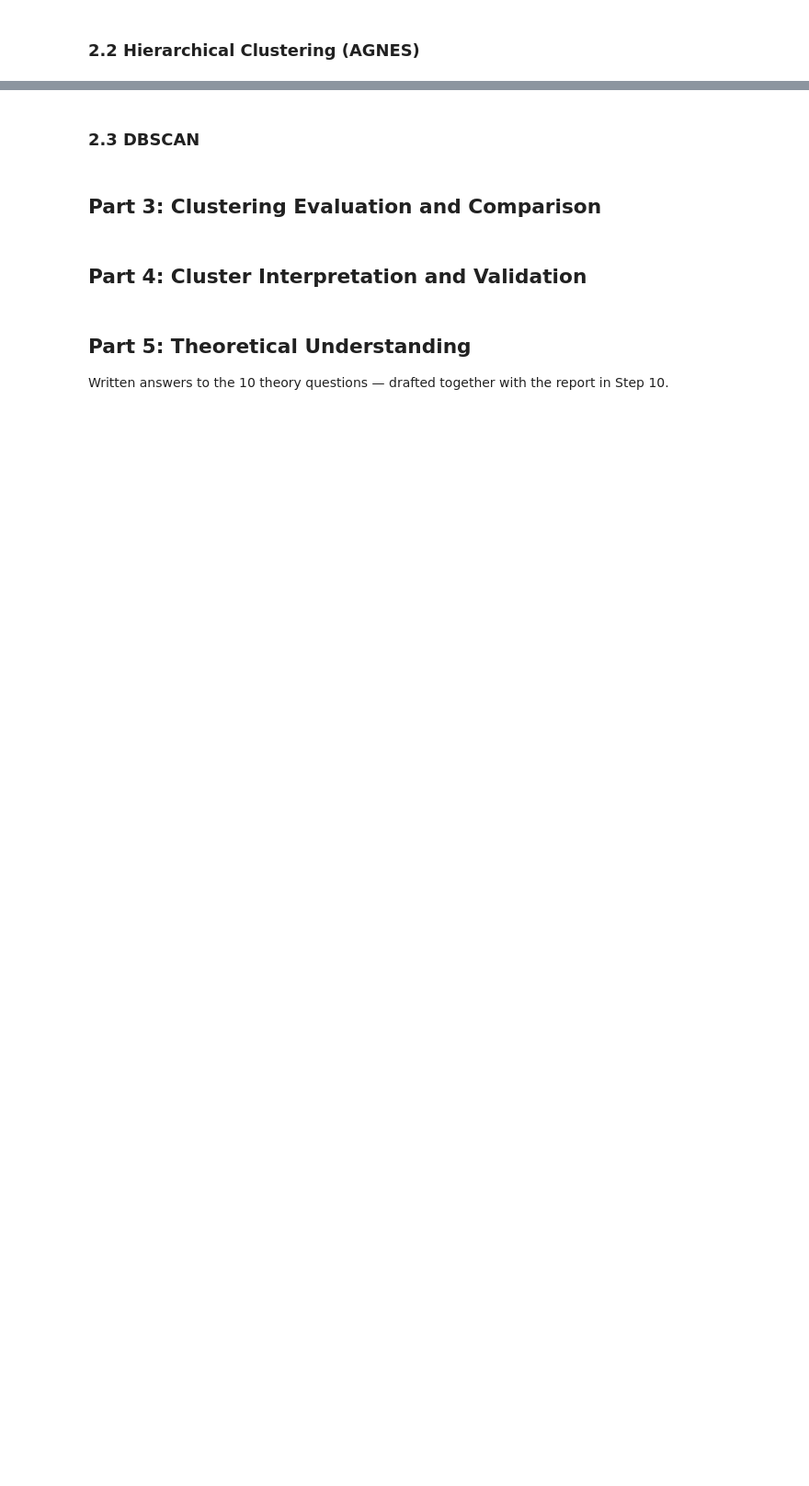
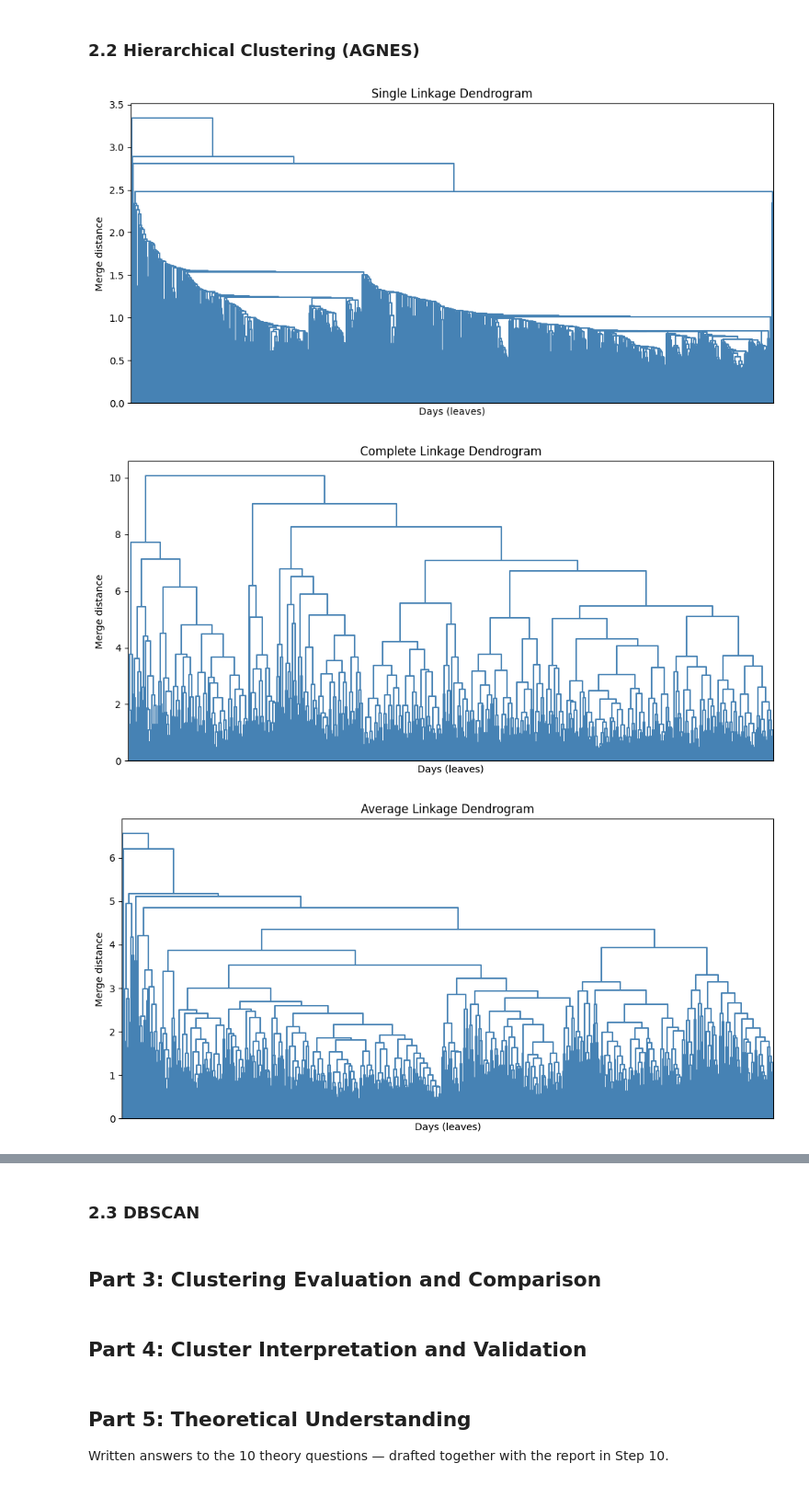
Before and after one commit to Tharumini03/bike-sharing-clustering, a Jupyter notebook: clustering_analysis.ipynb, the cells around one changed output, grey strips where cells are left out. Shown at 92% size. Cells and saved outputs as stored; diff of their text form; code cells hidden in the pictures; blank space fills up the shorter version.

Commit message:
AGNES with 3 linkages, chaining-effect diagnosis, final complete-linkage clusters

```diff
--- a/clustering_analysis.ipynb
+++ b/clustering_analysis.ipynb
@@ -385,4 +394,61 @@ avg_windspeed_sqrt    0.406    0.443    0.415    0.450
 # %% [markdown]
 ### 2.2 Hierarchical Clustering (AGNES)
 # %%
-# Step 6 code goes here.
+from scipy.cluster.hierarchy import linkage, dendrogram, fcluster
+
+# Build the linkage matrix for each of the 3 linkage methods
+linkage_methods = ['single', 'complete', 'average']
+linkage_matrices = {method: linkage(X_scaled, method=method) for method in linkage_methods}
+
+# Plot a dendrogram for each method
+for method in linkage_methods:
+    plt.figure(figsize=(10, 5))
+    dendrogram(linkage_matrices[method], no_labels=True,
+               color_threshold=0, above_threshold_color='steelblue')
+    plt.title(f'{method.capitalize()} Linkage Dendrogram')
+    plt.xlabel('Days (leaves)')
+    plt.ylabel('Merge distance')
+    plt.tight_layout()
+    plt.show()
+
+# Identify the suitable cluster
+results = []
+for method in linkage_methods:
+    Z = linkage_matrices[method]
+    for k in range(2, 9):
+        labels = fcluster(Z, t=k, criterion='maxclust')
+        if len(set(labels)) < 2:
+            continue
+        sil = silhouette_score(X_scaled, labels)
+        sizes = sorted(pd.Series(labels).value_counts().tolist(), reverse=True)
+        results.append({'method': method, 'k': k, 'silhouette': round(sil, 4),
+                         'cluster_sizes': sizes, 'largest_cluster_pct': round(max(sizes)/len(labels)*100, 1)})
+
+results_df = pd.DataFrame(results)
+print(results_df.to_string(index=False))
+
+print("\nLargest-cluster share of the data, by method:")
+print(results_df.groupby('method')['largest_cluster_pct'].mean().round(1))
+
+# Final decision
+FINAL_METHOD = 'complete'
+FINAL_K_AGNES = 4
+
+daily_agg['agnes_cluster'] = fcluster(linkage_matrices[FINAL_METHOD], t=FINAL_K_AGNES, criterion='maxclust')
+print(f"\nFinal AGNES ({FINAL_METHOD} linkage, k={FINAL_K_AGNES}) cluster sizes:")
+print(daily_agg['agnes_cluster'].value_counts().sort_index())
+
+# Visualise the AGNES clusters on the PCA
+plt.figure(figsize=(8, 6))
+scatter = plt.scatter(pca_coords[:, 0], pca_coords[:, 1],
+                       c=daily_agg['agnes_cluster'], cmap='tab10', alpha=0.6)
+plt.xlabel(f'PC1 ({pca.explained_variance_ratio_[0]*100:.1f}% of variance)')
+plt.ylabel(f'PC2 ({pca.explained_variance_ratio_[1]*100:.1f}% of variance)')
+plt.title(f'AGNES Clusters ({FINAL_METHOD} linkage, k={FINAL_K_AGNES}) on PCA Projection')
+plt.legend(*scatter.legend_elements(), title='Cluster')
+plt.tight_layout()
+plt.show()
+# %% [output]
+[figure, added]
+[figure, added]
+[figure, added]
```
Also changed, not shown: parts of 5 cells of this notebook.
